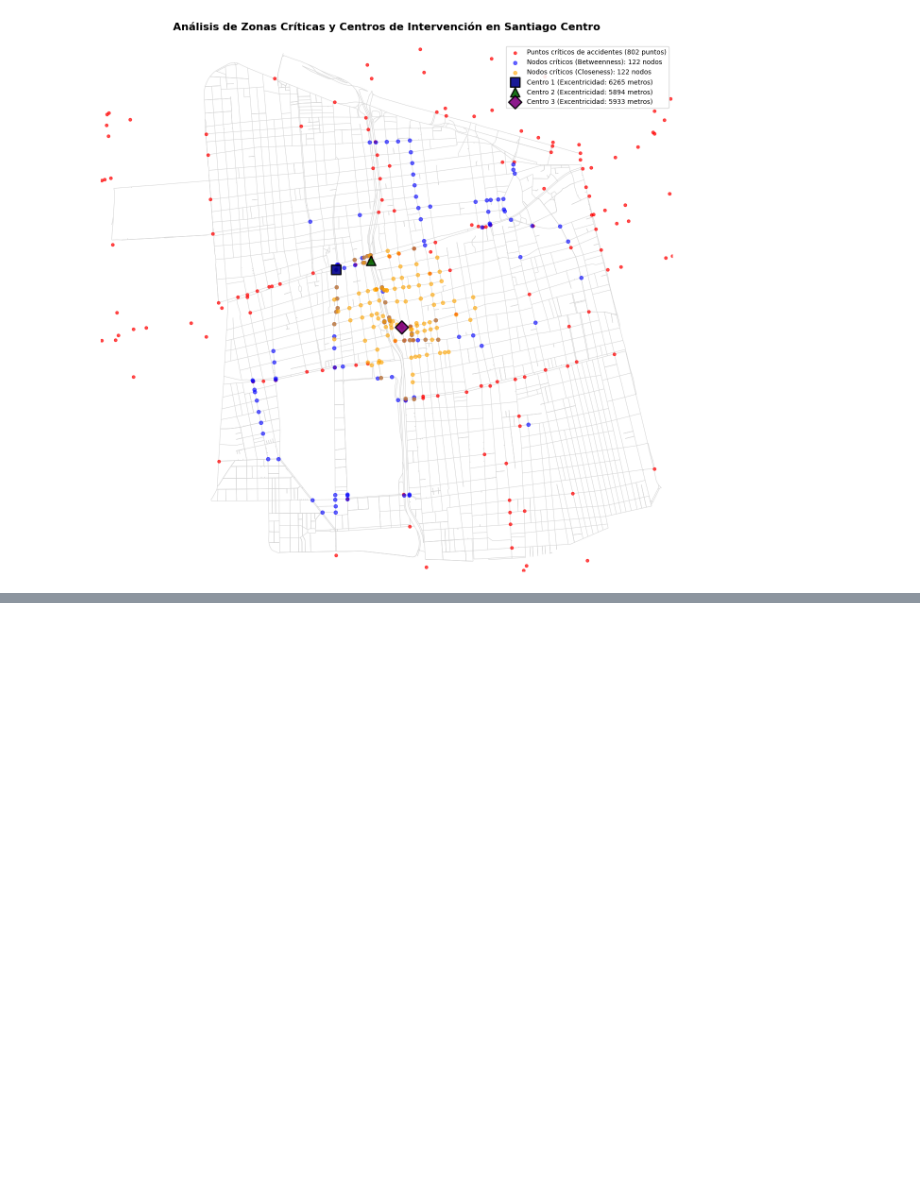
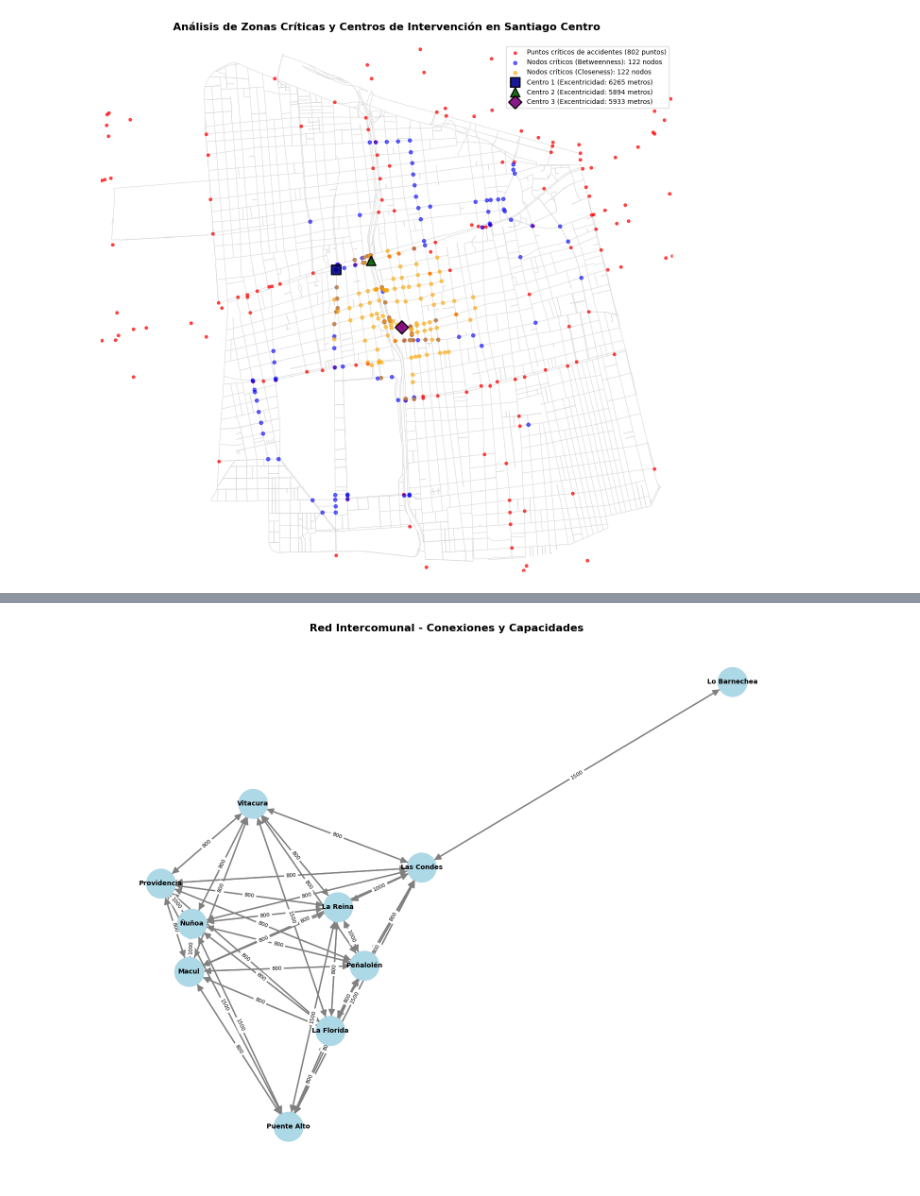
Before and after one commit to IIC2115/Syllabus, a Jupyter notebook: Ayudantias/Ayudantia 10/E3.ipynb, the cells around one changed output, grey strips where cells are left out. Cells and saved outputs as stored; diff of their text form; code cells hidden in the pictures; blank space fills up the shorter version.

```diff
--- a/Ayudantias/Ayudantia 10/E3.ipynb
+++ b/Ayudantias/Ayudantia 10/E3.ipynb
@@ -854,0 +1290,7 @@ plt.show()
+# %%
+# Creamos una red similar a la anterior, pero más simplificada usando solo las comunas de interes.
+G_intercomunal = nx.DiGraph() # Creanos el grafo.
+
+# Le agraos al grafo, nodos.
+for comuna in comunas_analisis:
+    G_intercomunal.add_node(comuna)
@@ -854,0 +1374,49 @@ plt.show()
+# %%
+# Normalizamos las capacidades para el análisis de flujo, con un codigo del chat.
+capacidades = [datos['capacity'] for u, v, datos in G_intercomunal.edges(data=True)]
+capacidad_max = max(capacidades)
+capacidad_min = min(capacidades)
+
+# Normalizamos entre 0.1 y 1.0 para el análisis de flujo
+for u, v, datos in G_intercomunal.edges(data=True):
+    capacidad_norm = 0.1 + 0.9 * (datos['capacity'] - capacidad_min) / (capacidad_max - capacidad_min)
+    G_intercomunal[u][v]['capacity_norm'] = capacidad_norm
+# %%
+# Visualización inicial de la red
+fig, ax = plt.subplots(figsize=(15, 12))
+
+# Obtenemos posiciones de las comunas para la visualización de forma completa.
+posiciones = {}
+for comuna in comunas_analisis:
+    geom = comunas[comunas['Comuna'] == comuna].geometry.iloc[0]
+    centroide = geom.centroid
+    posiciones[comuna] = (centroide.x, centroide.y)
+
+# Dibujamos la red
+nx.draw(G_intercomunal, posiciones, ax=ax,
+        with_labels=True,
+        node_color='lightblue',
+        node_size=2000,
+        font_size=10,
+        font_weight='bold',
+        edge_color='gray',
+        width=2,
+        arrows=True,
+        arrowsize=20)
+
+# Agregamos por ultimo las etiquetas de capacidad a las rutas
+edge_labels = {}
+for u, v, datos in G_intercomunal.edges(data=True):
+    capacidad = datos['capacity']
+    edge_labels[(u, v)] = f"{capacidad}"
+
+nx.draw_networkx_edge_labels(G_intercomunal, posiciones, edge_labels, ax=ax, font_size=8)
+
+ax.set_title('Red Intercomunal - Conexiones y Capacidades', fontsize=16, fontweight='bold')
+ax.set_xlabel('Longitud', fontsize=12)
+ax.set_ylabel('Latitud', fontsize=12)
+
+plt.tight_layout()
+plt.show()
+# %% [output]
+[figure, added]
```
Also changed, not shown: parts of 36 cells of this notebook, 4 other files.
